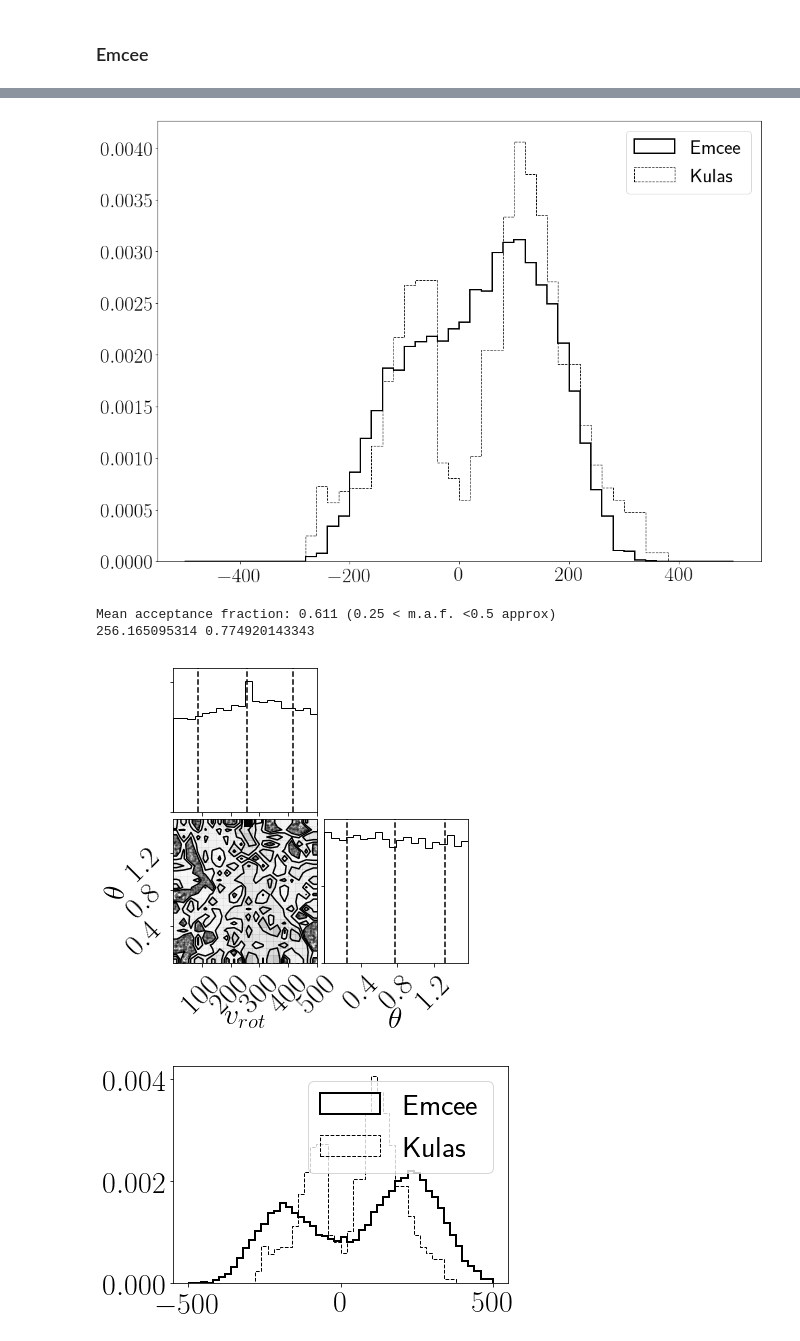
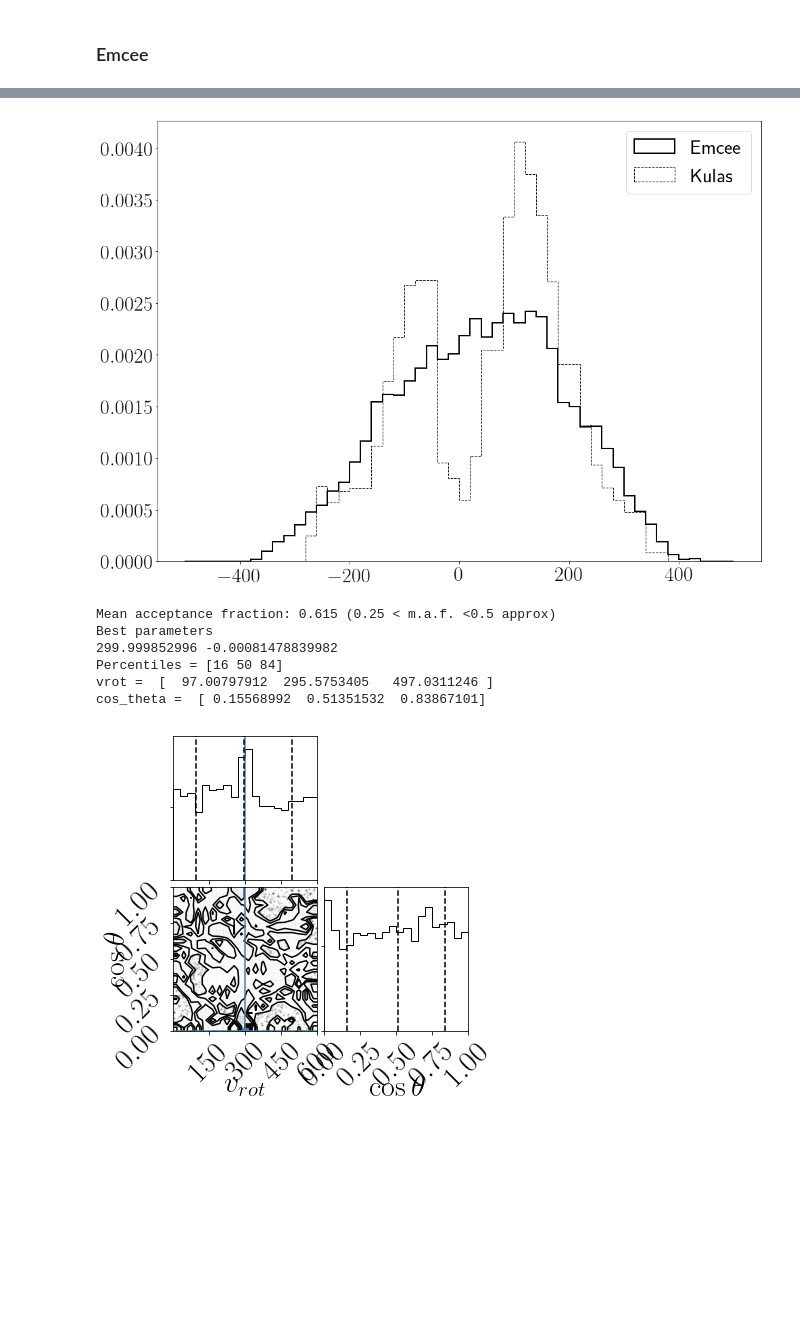
Before and after one commit to astroandes/CLARA_RotationOutflows, a Jupyter notebook: plots/paper/discussion_fit.ipynb, the cells around one changed output, grey strips where cells are left out. Cells and saved outputs as stored; diff of their text form; code cells hidden in the pictures; blank space fills up the shorter version.

```diff
--- a/plots/paper/discussion_fit.ipynb
+++ b/plots/paper/discussion_fit.ipynb
@@ -16,12 +16,13 @@ plt.rc('font', size=30)
 ### Constants
 # %%
 VROT_MIN = 0.0
-VROT_MAX = 500.0
-THETA_MIN = 0.0
-THETA_MAX = np.pi/2.0
+VROT_MAX = 600.0
+COS_THETA_MIN = 0.0
+COS_THETA_MAX = 1.0
 NUM_THETAS = 9
-THETAS_RANGE = np.arccos(np.linspace(1, 0, NUM_THETAS))
-N_STEPS = 10000
+COS_THETAS_RANGE = np.linspace(COS_THETA_MAX, COS_THETA_MIN, NUM_THETAS)
+THETAS_RANGE = np.arccos(COS_THETAS_RANGE)
+N_STEPS = 1500
 # %% [markdown]
 ### Functions
 # %%
@@ -221,24 +234,26 @@ Mean acceptance fraction: 0.608 (0.25 < m.a.f. <0.5 approx)
 # %%
 # logtau = 6
-b_6, y_6 = model(data_6, vrot_6, theta_6)
+b_6, y_6 = model(data_6, vrot_6, cos_theta_6)
 x_6 = bins_to_x(b_6)
 
 plot_spectra(x_6, y_6, x_d, y_d, fn="./discussion/fit_emcee_6.png")
 # %% [output]
-[figure, old version]
+[figure, new version]
 # %%
 # logtau = 7
 logtau_7 = 7
 data_7 = read_data(vrot0, vout, logtau_7)
-vrot_7, theta_7, fig_7 = emcee_kulas(x_d, y_d, data_7)
-print(vrot_7, theta_7)
+vrot_7, cos_theta_7, fig_7 = emcee_kulas(x_d, y_d, data_7)
 
-np.savetxt("./discussion/fit_results_7.txt", [vrot_7, theta_7])
+np.savetxt("./discussion/fit_results_7.txt", [vrot_7, cos_theta_7])
 fig_7.savefig("./discussion/fit_triangle_7.png", dpi=200)
 # %% [output]
-Mean acceptance fraction: 0.611 (0.25 < m.a.f. <0.5 approx)
-256.165095314 0.774920143343
+Mean acceptance fraction: 0.615 (0.25 < m.a.f. <0.5 approx)
+Best parameters
+299.999852996 -0.00081478839982
+Percentiles = [16 50 84]
+vrot =  [  97.00797912  295.5753405   497.0311246 ]
+cos_theta =  [ 0.15568992  0.51351532  0.83867101]
-[figure, old version]
+[figure, new version]
-[figure, removed]
 # %%
 # logtau = 7
```
Also changed, not shown: parts of 4 cells of this notebook, 24 other files.
